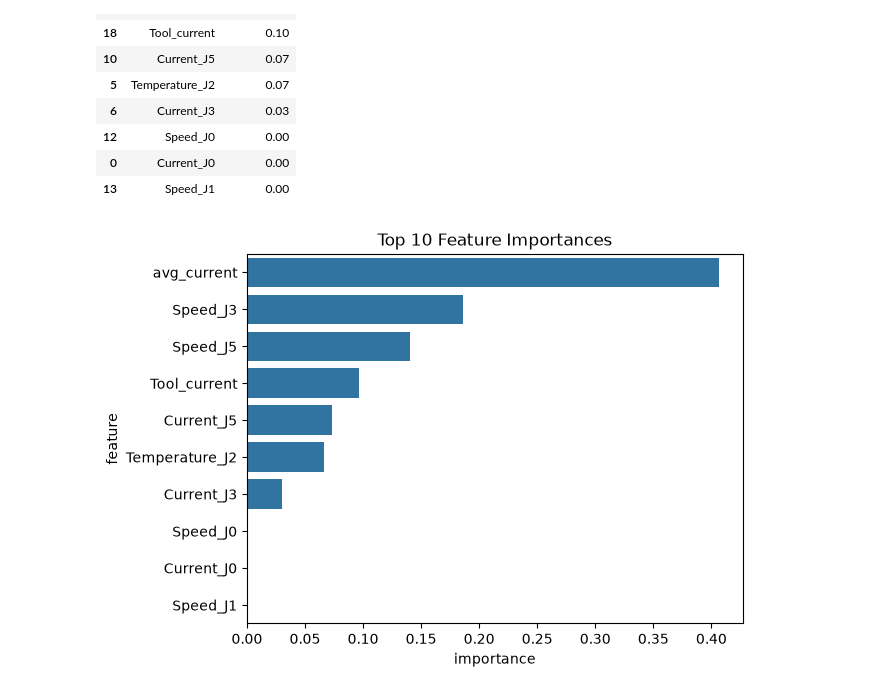
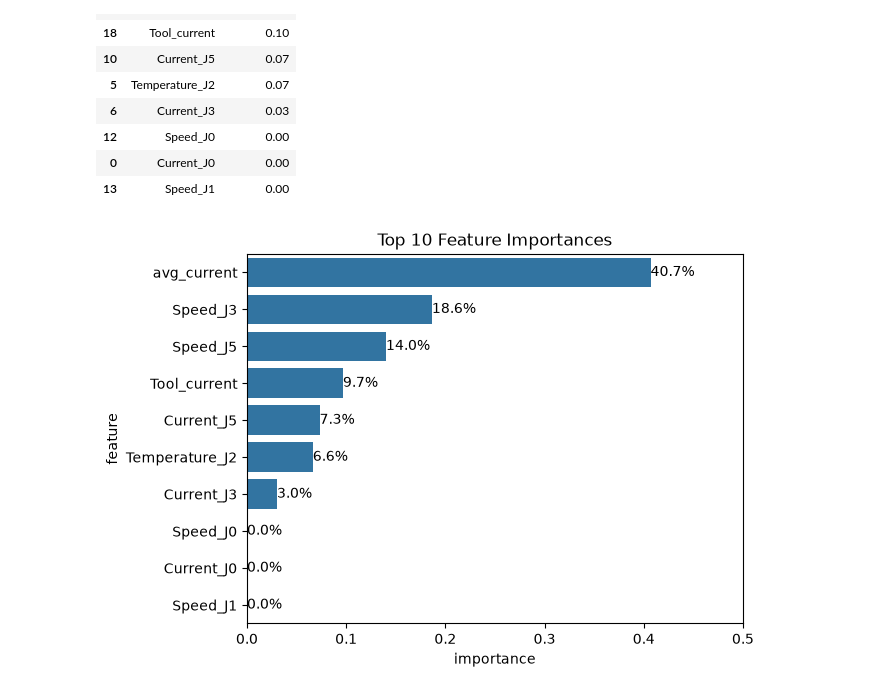
Before and after one commit to sungback/DS01, a Jupyter notebook: work/ur3_cobotops1.ipynb, the cells around one changed output. Drawn from its saved outputs; the diff is of its cells as text; code cells hidden in the pictures.

```diff
--- a/work/ur3_cobotops1.ipynb
+++ b/work/ur3_cobotops1.ipynb
@@ -440,10 +440,13 @@ importance.head(10)
 | 0 | Current_J0 | 0.00 |
 | 13 | Speed_J1 | 0.00 |
 # %%
-sns.barplot(data=importance.head(10), x="importance", y="feature")
+ax = sns.barplot(data=importance.head(10), x="importance", y="feature")
+for i in ax.containers:
+    ax.bar_label(i, fmt="{:.1%}")
+plt.xlim(0, 0.5)
 plt.title("Top 10 Feature Importances")
 plt.show()
 # %% [output]
-[figure, old version]
+[figure, new version]
 # %%
 # end
```
Also changed, not shown: 8 other files.
